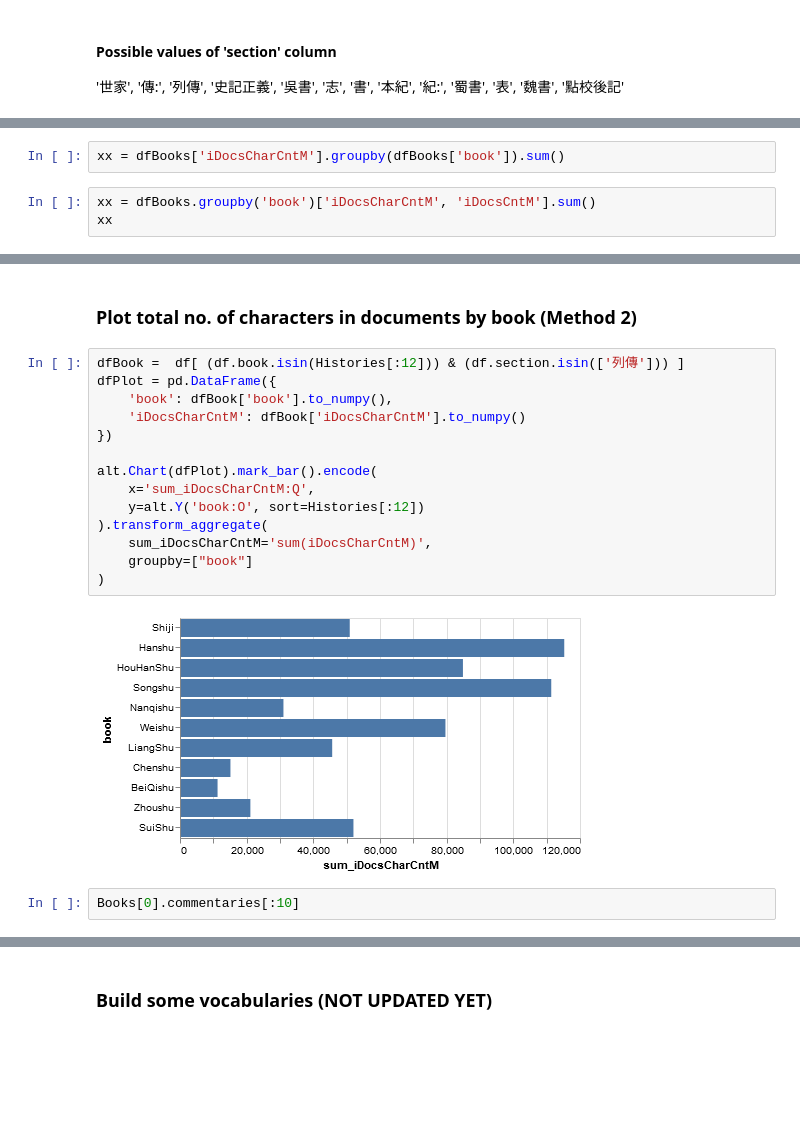
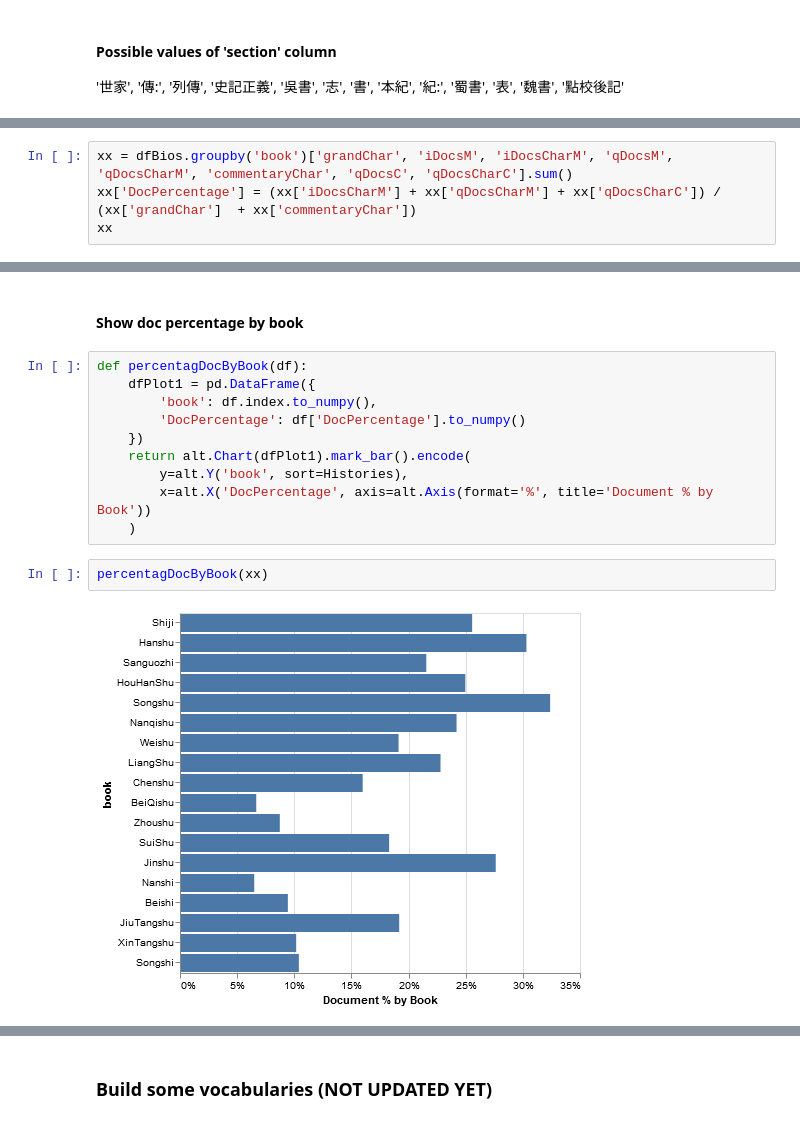
Before and after one commit to Dazera/docanalysis, a Jupyter notebook: DocAnalysis.ipynb, the cells around one changed output, grey strips where cells are left out. Cells and saved outputs as stored; diff of their text form; blank space fills up the shorter version.

```diff
--- a/DocAnalysis.ipynb
+++ b/DocAnalysis.ipynb
@@ -237,0 +192,4 @@ alt.Chart(dfPlot).mark_bar().encode(
+# %%
+xx = dfBios.groupby('book')['grandChar', 'iDocsM', 'iDocsCharM', 'qDocsM', 'qDocsCharM', 'commentaryChar', 'qDocsC', 'qDocsCharC'].sum()
+xx['DocPercentage'] = (xx['iDocsCharM'] + xx['qDocsCharM'] + xx['qDocsCharC']) / (xx['grandChar']  + xx['commentaryChar'])
+xx
@@ -257,5 +216,0 @@ for hist in Histories[1:]:
-# %%
-xx = dfBooks['iDocsCharCntM'].groupby(dfBooks['book']).sum()
-# %%
-xx = dfBooks.groupby('book')['iDocsCharCntM', 'iDocsCntM'].sum()
-xx
@@ -303,20 +217,16 @@ chartCharCount | chartDocCount
-# %% [markdown]
-### Plot total no. of characters in documents by book (Method 2)
-# %%
-dfBook =  df[ (df.book.isin(Histories[:12])) & (df.section.isin(['列傳'])) ]
-dfPlot = pd.DataFrame({
-    'book': dfBook['book'].to_numpy(),
-    'iDocsCharCntM': dfBook['iDocsCharCntM'].to_numpy()
-})
-
-alt.Chart(dfPlot).mark_bar().encode(
-    x='sum_iDocsCharCntM:Q',
-    y=alt.Y('book:O', sort=Histories[:12])
-).transform_aggregate(
-    sum_iDocsCharCntM='sum(iDocsCharCntM)',
-    groupby=["book"]
-)
-# %% [output]
-[figure, removed]
-# %%
-Books[0].commentaries[:10]
+# %% [markdown]
+#### Show doc percentage by book
+# %%
+def percentagDocByBook(df):
+    dfPlot1 = pd.DataFrame({
+        'book': df.index.to_numpy(),
+        'DocPercentage': df['DocPercentage'].to_numpy()
+    })
+    return alt.Chart(dfPlot1).mark_bar().encode(
+        y=alt.Y('book', sort=Histories),
+        x=alt.X('DocPercentage', axis=alt.Axis(format='%', title='Document % by Book'))
+    )
+# %%
+percentagDocByBook(xx)
+# %% [output]
+[figure, added]
```
Also changed, not shown: parts of 38 cells of this notebook, 1 other file.
